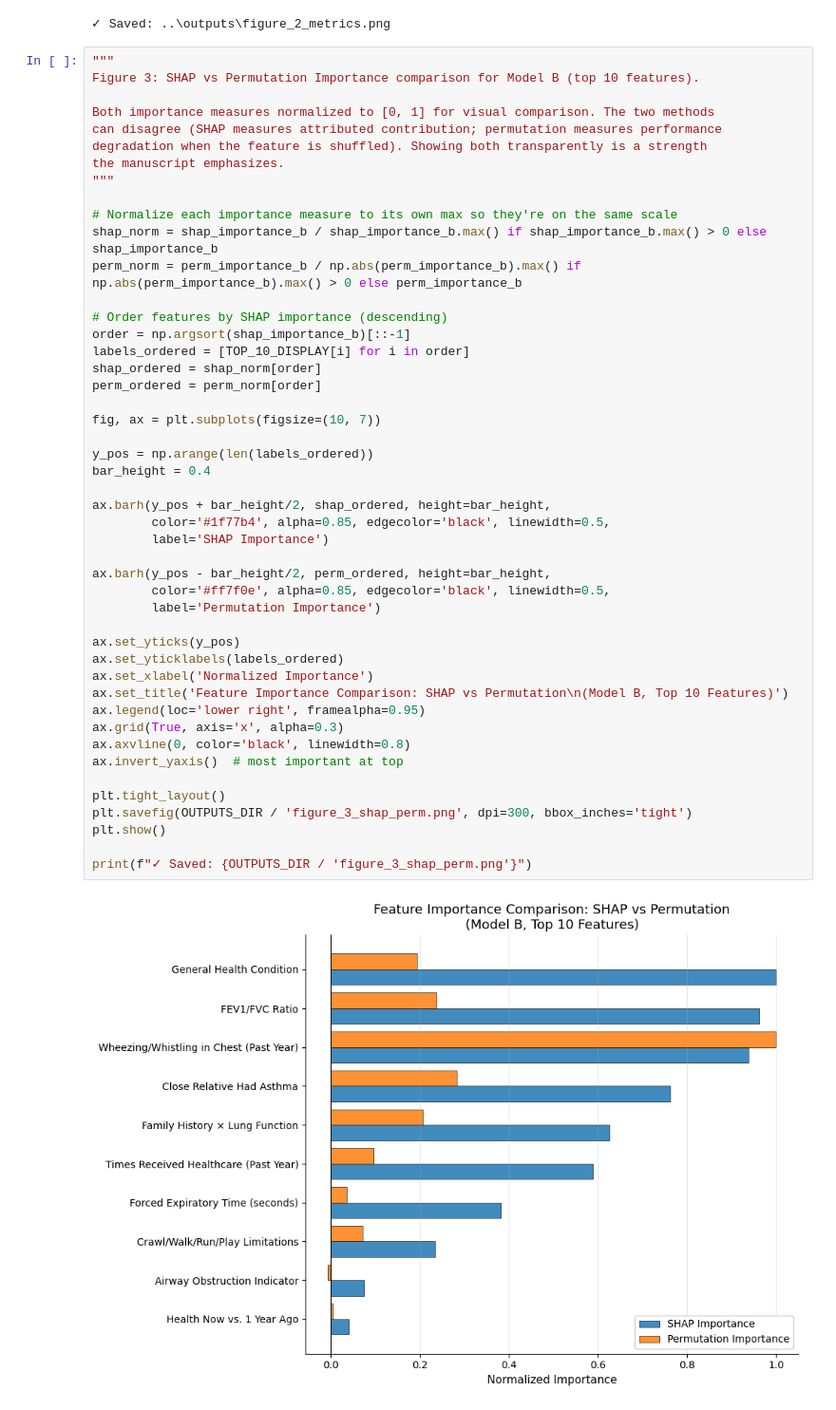
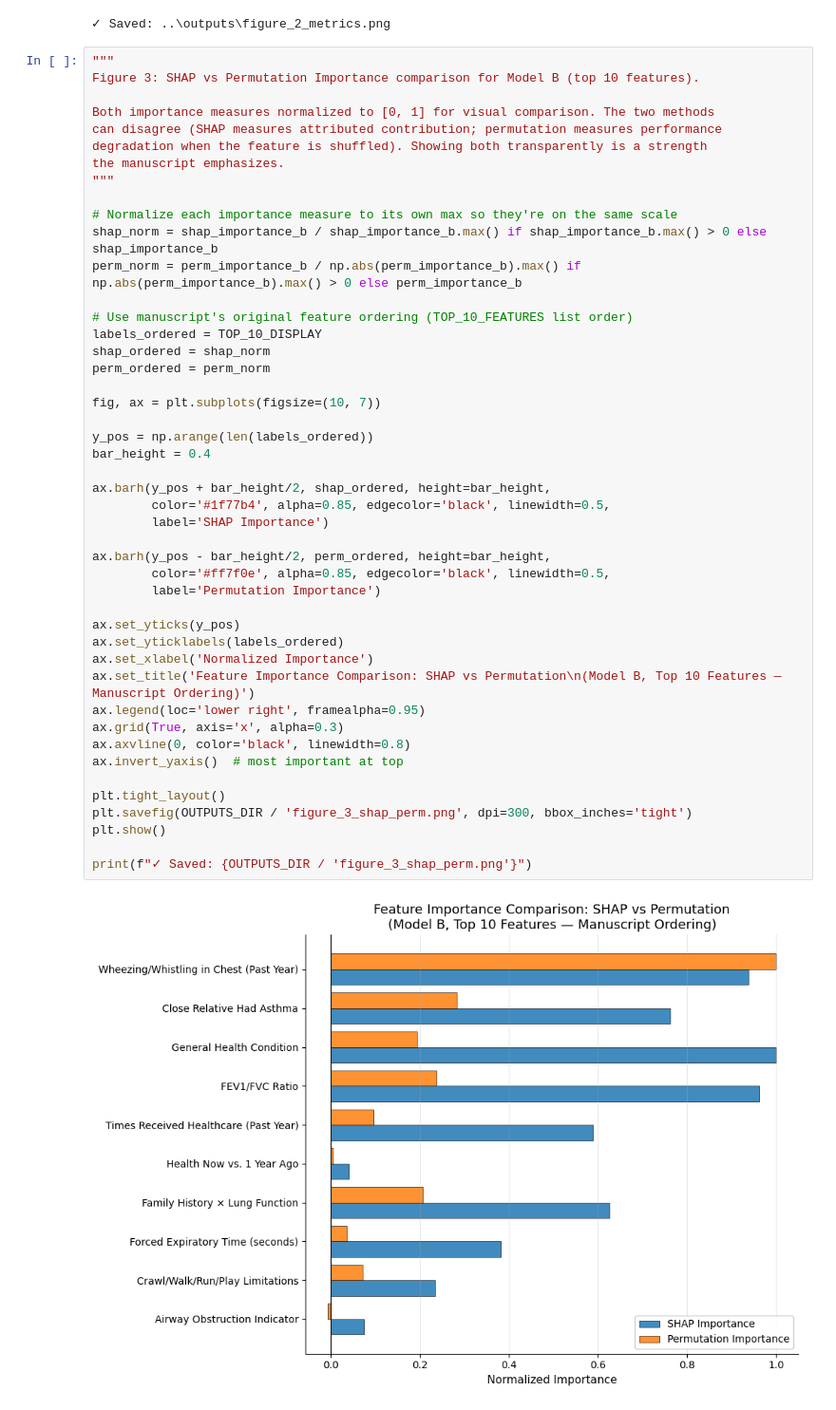
Before and after one commit to wilson-nguyen/aim-ahead-asthma, a Jupyter notebook: notebooks/05_top10_sensitivity.ipynb, the cells around one changed output. Shown at 95% size. Saved outputs shown, nothing was run; the diff lists cells and outputs as text.

Commit message:
Phase 5 v2: regenerate figures with manuscript ordering per Yaseen's request, update summary doc

```diff
--- a/notebooks/05_top10_sensitivity.ipynb
+++ b/notebooks/05_top10_sensitivity.ipynb
@@ -859,41 +1275,40 @@ the manuscript emphasizes.
 shap_norm = shap_importance_b / shap_importance_b.max() if shap_importance_b.max() > 0 else shap_importance_b
 perm_norm = perm_importance_b / np.abs(perm_importance_b).max() if np.abs(perm_importance_b).max() > 0 else perm_importance_b
 
-# Order features by SHAP importance (descending)
-order = np.argsort(shap_importance_b)[::-1]
-labels_ordered = [TOP_10_DISPLAY[i] for i in order]
-shap_ordered = shap_norm[order]
-perm_ordered = perm_norm[order]
+# Use manuscript's original feature ordering (TOP_10_FEATURES list order)
+labels_ordered = TOP_10_DISPLAY
+shap_ordered = shap_norm
+perm_ordered = perm_norm
 
 fig, ax = plt.subplots(figsize=(10, 7))
 
 y_pos = np.arange(len(labels_ordered))
 bar_height = 0.4
 
 ax.barh(y_pos + bar_height/2, shap_ordered, height=bar_height,
         color='#1f77b4', alpha=0.85, edgecolor='black', linewidth=0.5,
         label='SHAP Importance')
 
 ax.barh(y_pos - bar_height/2, perm_ordered, height=bar_height,
         color='#ff7f0e', alpha=0.85, edgecolor='black', linewidth=0.5,
         label='Permutation Importance')
 
 ax.set_yticks(y_pos)
 ax.set_yticklabels(labels_ordered)
 ax.set_xlabel('Normalized Importance')
-ax.set_title('Feature Importance Comparison: SHAP vs Permutation\n(Model B, Top 10 Features)')
+ax.set_title('Feature Importance Comparison: SHAP vs Permutation\n(Model B, Top 10 Features — Manuscript Ordering)')
 ax.legend(loc='lower right', framealpha=0.95)
 ax.grid(True, axis='x', alpha=0.3)
 ax.axvline(0, color='black', linewidth=0.8)
 ax.invert_yaxis()  # most important at top
 
 plt.tight_layout()
 plt.savefig(OUTPUTS_DIR / 'figure_3_shap_perm.png', dpi=300, bbox_inches='tight')
 plt.show()
 
 print(f"✓ Saved: {OUTPUTS_DIR / 'figure_3_shap_perm.png'}")
 # %% [output]
-[figure, old version]
+[figure, new version]
 ✓ Saved: ..\outputs\figure_3_shap_perm.png
 # %%
 """
```
Also changed, not shown: parts of 9 cells of this notebook.
